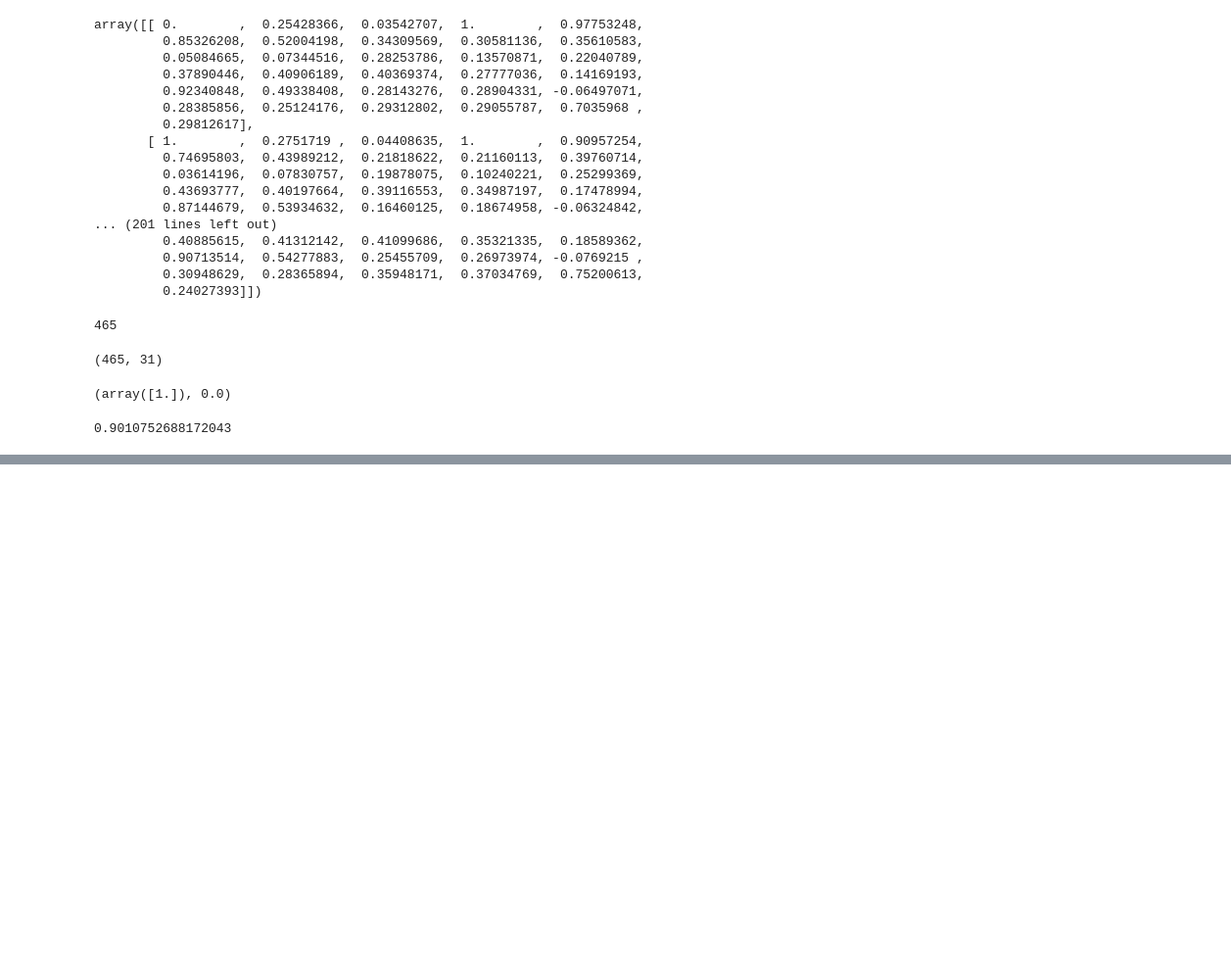
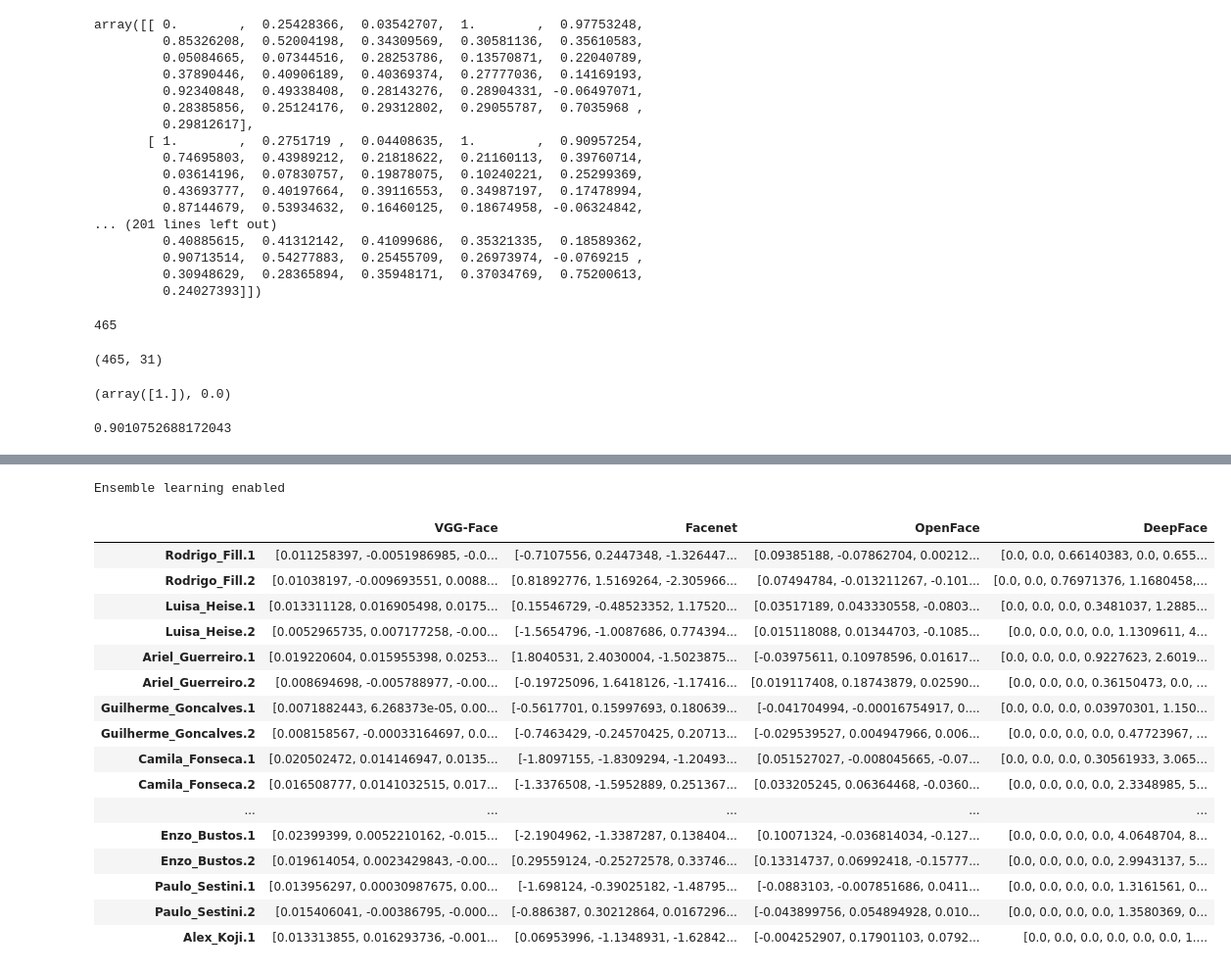
Before and after one commit to turing-usp/codificacao_de_rostos, a Jupyter notebook: Apresentacao_do_projeto/Apresentação_Landmarks.ipynb, the cells around one changed output, grey strips where cells are left out. Shown: that part at 98% size. Drawn from its saved outputs; the diff is of its cells as text; code cells hidden in the pictures; blank space fills up the shorter version.

```diff
--- a/Apresentacao_do_projeto/Apresentação_Landmarks.ipynb
+++ b/Apresentacao_do_projeto/Apresentação_Landmarks.ipynb
@@ -648,0 +688,2 @@ std_clf.score(stdtest_x, test_y)
+# %%
+dic = DeepFace.make_dict('/home/fill/Documentos/Turing/VC/DeepFace/Turing_Faces')
@@ -648,0 +710,24 @@ std_clf.score(stdtest_x, test_y)
+# %%
+df = DeepFace.save_hash(dic)
+# %% [output]
+Ensemble learning enabled
+# %%
+df
+# %% [output]
+|  | VGG-Face | Facenet | OpenFace | DeepFace |
+| Rodrigo_Fill.1 | [0.011258397, -0.0051986985, -0.0... | [-0.7107556, 0.2447348, -1.326447... | [0.09385188, -0.07862704, 0.00212... | [0.0, 0.0, 0.66140383, 0.0, 0.655... |
+| Rodrigo_Fill.2 | [0.01038197, -0.009693551, 0.0088... | [0.81892776, 1.5169264, -2.305966... | [0.07494784, -0.013211267, -0.101... | [0.0, 0.0, 0.76971376, 1.1680458,... |
+| Luisa_Heise.1 | [0.013311128, 0.016905498, 0.0175... | [0.15546729, -0.48523352, 1.17520... | [0.03517189, 0.043330558, -0.0803... | [0.0, 0.0, 0.0, 0.3481037, 1.2885... |
+| Luisa_Heise.2 | [0.0052965735, 0.007177258, -0.00... | [-1.5654796, -1.0087686, 0.774394... | [0.015118088, 0.01344703, -0.1085... | [0.0, 0.0, 0.0, 0.0, 1.1309611, 4... |
+| Ariel_Guerreiro.1 | [0.019220604, 0.015955398, 0.0253... | [1.8040531, 2.4030004, -1.5023875... | [-0.03975611, 0.10978596, 0.01617... | [0.0, 0.0, 0.0, 0.9227623, 2.6019... |
+| Ariel_Guerreiro.2 | [0.008694698, -0.005788977, -0.00... | [-0.19725096, 1.6418126, -1.17416... | [0.019117408, 0.18743879, 0.02590... | [0.0, 0.0, 0.0, 0.36150473, 0.0, ... |
+| Guilherme_Goncalves.1 | [0.0071882443, 6.268373e-05, 0.00... | [-0.5617701, 0.15997693, 0.180639... | [-0.041704994, -0.00016754917, 0.... | [0.0, 0.0, 0.0, 0.03970301, 1.150... |
+| Guilherme_Goncalves.2 | [0.008158567, -0.00033164697, 0.0... | [-0.7463429, -0.24570425, 0.20713... | [-0.029539527, 0.004947966, 0.006... | [0.0, 0.0, 0.0, 0.0, 0.47723967, ... |
+| Camila_Fonseca.1 | [0.020502472, 0.014146947, 0.0135... | [-1.8097155, -1.8309294, -1.20493... | [0.051527027, -0.008045665, -0.07... | [0.0, 0.0, 0.0, 0.30561933, 3.065... |
+| Camila_Fonseca.2 | [0.016508777, 0.0141032515, 0.017... | [-1.3376508, -1.5952889, 0.251367... | [0.033205245, 0.06364468, -0.0360... | [0.0, 0.0, 0.0, 0.0, 2.3348985, 5... |
+| ... | ... | ... | ... | ... |
+| Enzo_Bustos.1 | [0.02399399, 0.0052210162, -0.015... | [-2.1904962, -1.3387287, 0.138404... | [0.10071324, -0.036814034, -0.127... | [0.0, 0.0, 0.0, 0.0, 4.0648704, 8... |
+| Enzo_Bustos.2 | [0.019614054, 0.0023429843, -0.00... | [0.29559124, -0.25272578, 0.33746... | [0.13314737, 0.06992418, -0.15777... | [0.0, 0.0, 0.0, 0.0, 2.9943137, 5... |
+| Paulo_Sestini.1 | [0.013956297, 0.00030987675, 0.00... | [-1.698124, -0.39025182, -1.48795... | [-0.0883103, -0.007851686, 0.0411... | [0.0, 0.0, 0.0, 0.0, 1.3161561, 0... |
+| Paulo_Sestini.2 | [0.015406041, -0.00386795, -0.000... | [-0.886387, 0.30212864, 0.0167296... | [-0.043899756, 0.054894928, 0.010... | [0.0, 0.0, 0.0, 0.0, 1.3580369, 0... |
+| Alex_Koji.1 | [0.013313855, 0.016293736, -0.001... | [0.06953996, -1.1348931, -1.62842... | [-0.004252907, 0.17901103, 0.0792... | [0.0, 0.0, 0.0, 0.0, 0.0, 0.0, 1.... |
```
Also changed, not shown: parts of 14 cells of this notebook.
